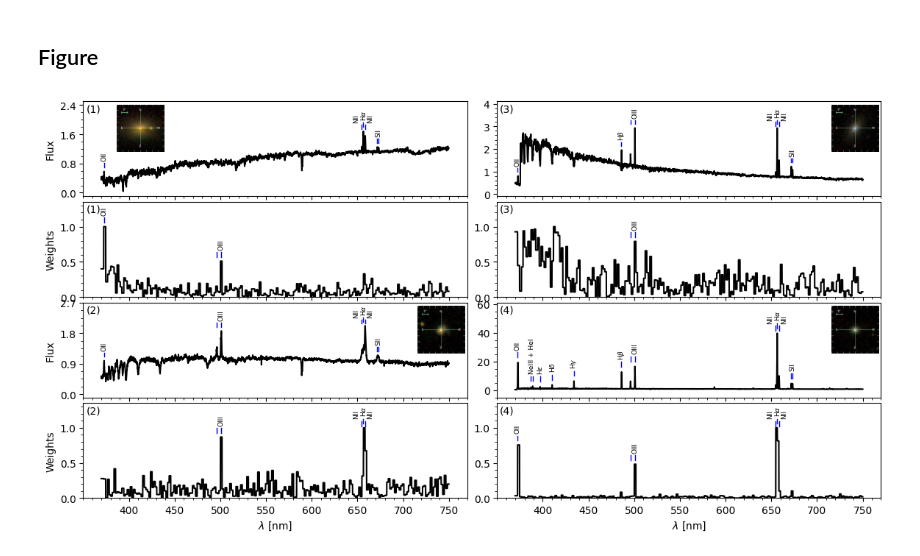
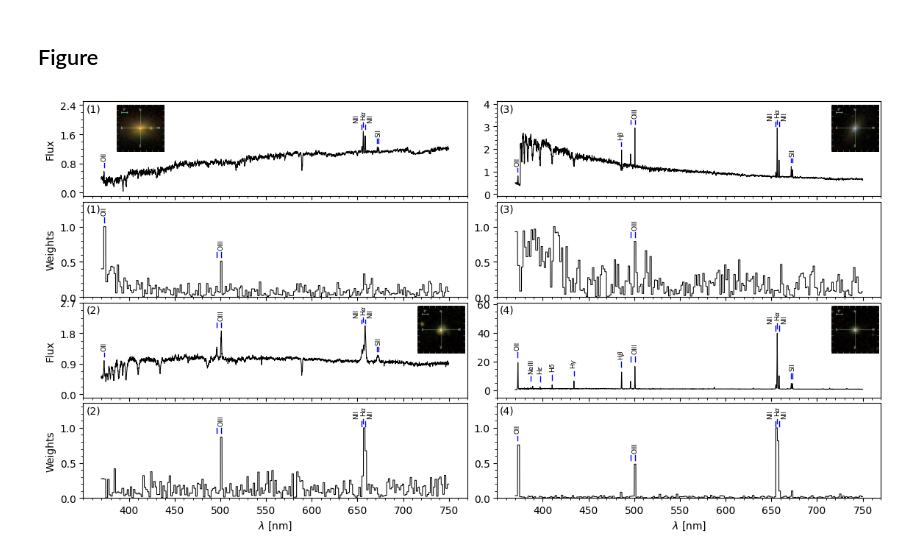
Before and after one commit to ed-ortizm/xai-astronomy, a Jupyter notebook: thesis/01_explain_distinct.ipynb, the cells around one changed output. Cells and saved outputs as stored; diff of their text form; code cells hidden in the pictures.

```diff
--- a/thesis/01_explain_distinct.ipynb
+++ b/thesis/01_explain_distinct.ipynb
@@ -61 +26,8 @@ def get_weights(
+# %%
+def load_xai(n_segments: int, run_ids: dict, load_from: str):
+
+    anomalies_arr = np.load(f"{load_from}/spectra_anomalies.npy", mmap_mode="r")
+    specobjids_arr = np.load(f"{load_from}/specobjids_anomalies.npy", mmap_mode="r")
+    weights = np.load(f"{load_from}/explanation_array_{run_id}.npy", mmap_mode="r")
+    return anomalies_arr, specobjids_arr, weights
 # %%
@@ -117,3 +79,14 @@ fudge_config = {
+# %%
+score_name_map = {
+    "mse": "SE",
+    "mse_filter_250": "Filter SE",
+    "mse_97": "Trim SE",
+    "mse_filter_250_97": "Filter + Trim SE",
+    "mse_rel": "RSE",
+    "mse_filter_250_rel": "Filter RSE",
+    "mse_97_rel": "Trim RSE",
+    "mse_filter_250_97_rel": "Filter + Trim RSE",
+}
 # %% [markdown]
 ## Directories
 # %%
@@ -909,7 +749,8 @@ Trained LOF model for bin_03 in 25.80 seconds.
 ## Figure
 # %%
 fig, axs = plt.subplots(4, 2, sharex=True, figsize=(14, 7))
-
+line_width_spec = 0.75
+line_width_xai = 0.75
 # -------------------------------------------------------------------------------------
 # 1. Panel Layout Configuration (Dictionary)
 # Added text_x and text_y for independent positioning per panel
@@ -1100,6 +941,7 @@ for name, p_conf in panels.items():
         img_iforest_dict[name],
         add_image=True,
         bbox_to_anchor=bbox_to_anchor,
+        lw=line_width_spec,
     )
     axs[r, c].set_ylim(ylim)
     axs[r, c].set_yticks(yticks)
@@ -1122,7 +964,7 @@ for name, p_conf in panels.items():
 
     # --- Bottom Plot: Explanation Weights ---
     axs[r + 1, c], _ = spec_photo_thumbnail(
-        axs[r + 1, c], wave_nm, xai_iforest_dict[name]
+        axs[r + 1, c], wave_nm, xai_iforest_dict[name], lw=line_width_xai
     )
     axs[r + 1, c].set_ylim(0, 1.35)
     axs[r + 1, c].set_yticks([0, 0.5, 1])
@@ -1281,6 +1071,8 @@ Trained LOF model for bin_03 in 290.19 seconds.
 ## Figure
 # %%
 fig, axs = plt.subplots(4, 2, sharex=True, figsize=(14, 7))
+line_width_spec = 0.75
+line_width_xai = 0.75
 # -------------------------------------------------------------------------------------
 # 1. Panel Layout Configuration (Dictionary)
 # Added text_x and text_y for independent positioning per panel
@@ -1439,6 +1231,7 @@ for name, p_conf in panels.items():
         img_lof_dict[name],
         add_image=True,
         bbox_to_anchor=bbox_to_anchor,
+        lw=line_width_spec,
     )
     axs[r, c].set_ylim(ylim)
     axs[r, c].set_yticks(yticks)
@@ -1460,36 +1253,38 @@ for name, p_conf in panels.items():
         add_line_indicators(axs[r, c], wave_nm, spec_lof_dict[name], **top_lines)
 
     # --- Bottom Plot: Explanation Weights ---
-    axs[r + 1, c], _ = spec_photo_thumbnail(axs[r + 1, c], wave_nm, xai_lof_dict[name])
+    axs[r + 1, c], _ = spec_photo_thumbnail(
+        axs[r + 1, c], wave_nm, xai_lof_dict[name], lw=line_width_xai
+    )
     axs[r + 1, c].set_ylim(0, 1.35)
     axs[r + 1, c].set_yticks([0, 0.5, 1])
     axs[r + 1, c].minorticks_on()
     axs[r + 1, c].text(
         text_x,
         text_y,
         f"{prefix}",
         ha=ha,
         va=va,
         transform=axs[r + 1, c].transAxes,
     )
 
     if c == 0:
         axs[r + 1, c].set_ylabel("Weights")
 
     # Add line indicators
     if bot_lines.get("active_lines"):
         add_line_indicators(axs[r + 1, c], wave_nm, xai_lof_dict[name], **bot_lines)
 # -------------------------------------------------------------------------------------
 # 4. Global Axes Settings (Bottom Row)
 # -------------------------------------------------------------------------------------
 wave_ticks = list(np.arange(400, 751, 50))
 for col in [0, 1]:
     axs[3, col].set_xlim(350, 770)
     axs[3, col].set_xticks(wave_ticks)
     axs[3, col].set_xlabel(r"$\lambda$ [nm]")
 
 plt.subplots_adjust(hspace=0.06, wspace=0.078)
 # Save figure
 fig.savefig(f"{ch_5_dir}/lof_distinct_xai.pdf", bbox_inches="tight")
 # %% [output]
-[figure, old version]
+[figure, new version]
```
Also changed, not shown: parts of 33 cells of this notebook, 5 other files.
